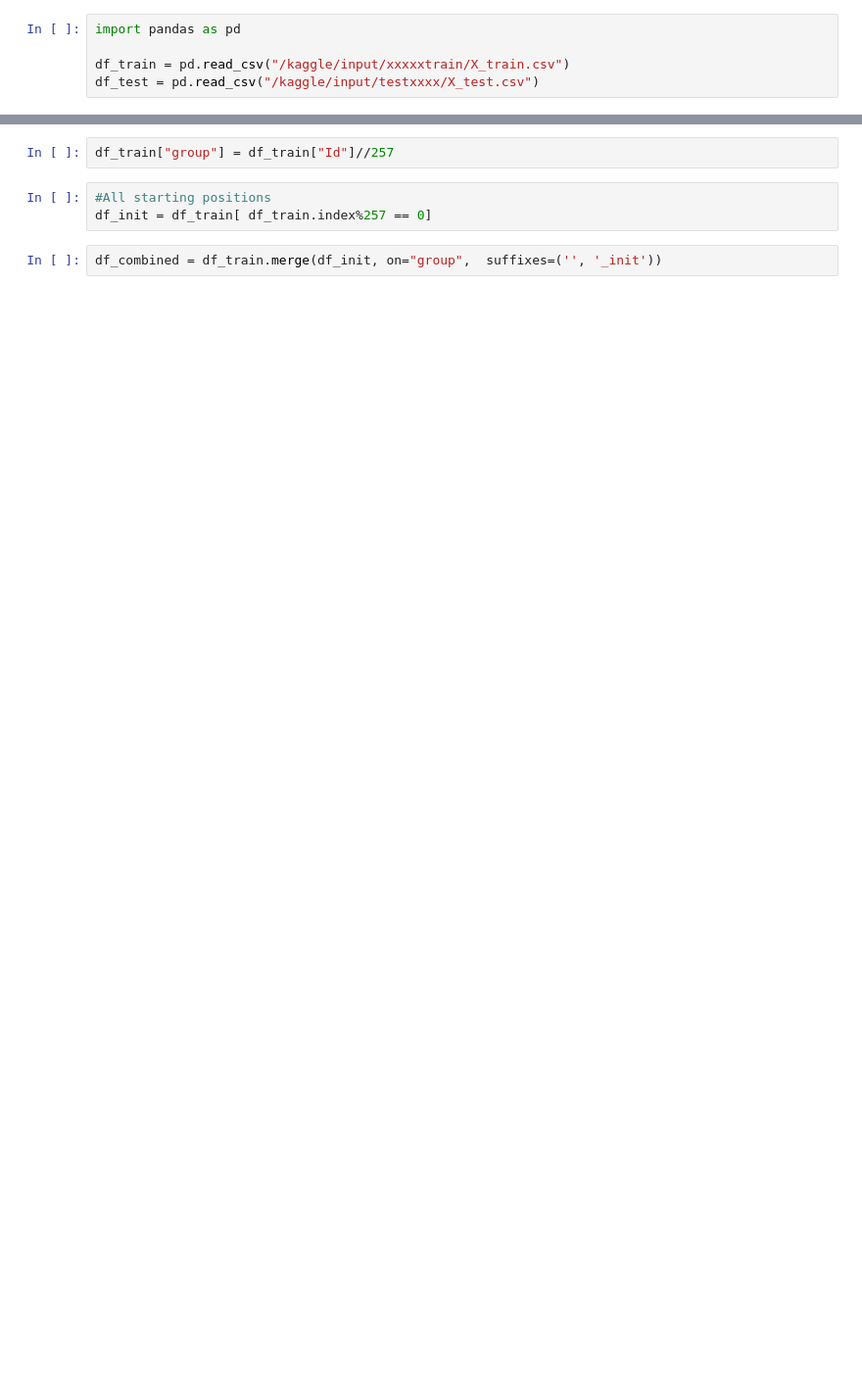
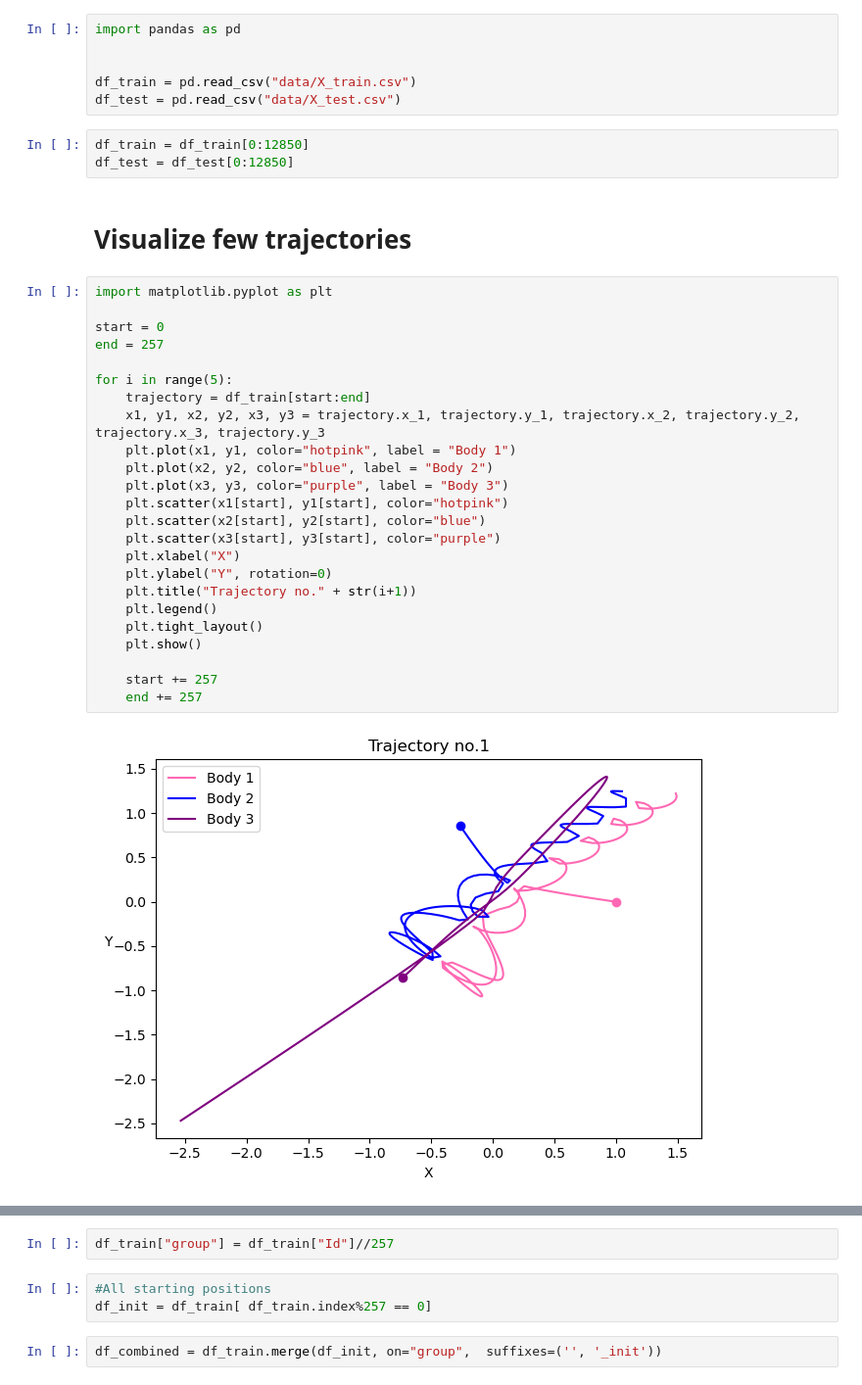
Before and after one commit to AgnJed/ML_the_3-body_problem, a Jupyter notebook: task1.ipynb, the cells around one changed output, grey strips where cells are left out. Shown at 98% size. Saved outputs shown, nothing was run; the diff lists cells and outputs as text; blank space fills up the shorter version.

```diff
--- a/task1.ipynb
+++ b/task1.ipynb
@@ -1,5 +3,37 @@
 # %%
 import pandas as pd
 
-df_train = pd.read_csv("/kaggle/input/xxxxxtrain/X_train.csv")
-df_test = pd.read_csv("/kaggle/input/testxxxx/X_test.csv")
+
+df_train = pd.read_csv("data/X_train.csv")
+df_test = pd.read_csv("data/X_test.csv")
+# %%
+df_train = df_train[0:12850]
+df_test = df_test[0:12850]
+# %% [markdown]
+# Visualize few trajectories
+# %%
+import matplotlib.pyplot as plt
+
+start = 0
+end = 257
+
+for i in range(5):
+    trajectory = df_train[start:end]
+    x1, y1, x2, y2, x3, y3 = trajectory.x_1, trajectory.y_1, trajectory.x_2, trajectory.y_2, trajectory.x_3, trajectory.y_3
+    plt.plot(x1, y1, color="hotpink", label = "Body 1")
+    plt.plot(x2, y2, color="blue", label = "Body 2")
+    plt.plot(x3, y3, color="purple", label = "Body 3")
+    plt.scatter(x1[start], y1[start], color="hotpink")
+    plt.scatter(x2[start], y2[start], color="blue")
+    plt.scatter(x3[start], y3[start], color="purple")
+    plt.xlabel("X")
+    plt.ylabel("Y", rotation=0)
+    plt.title("Trajectory no." + str(i+1))
+    plt.legend()
+    plt.tight_layout()
+    plt.show()
+
+    start += 257
+    end += 257
+# %% [output]
+[figure, added]
```
Also changed, not shown: parts of 16 cells of this notebook.
